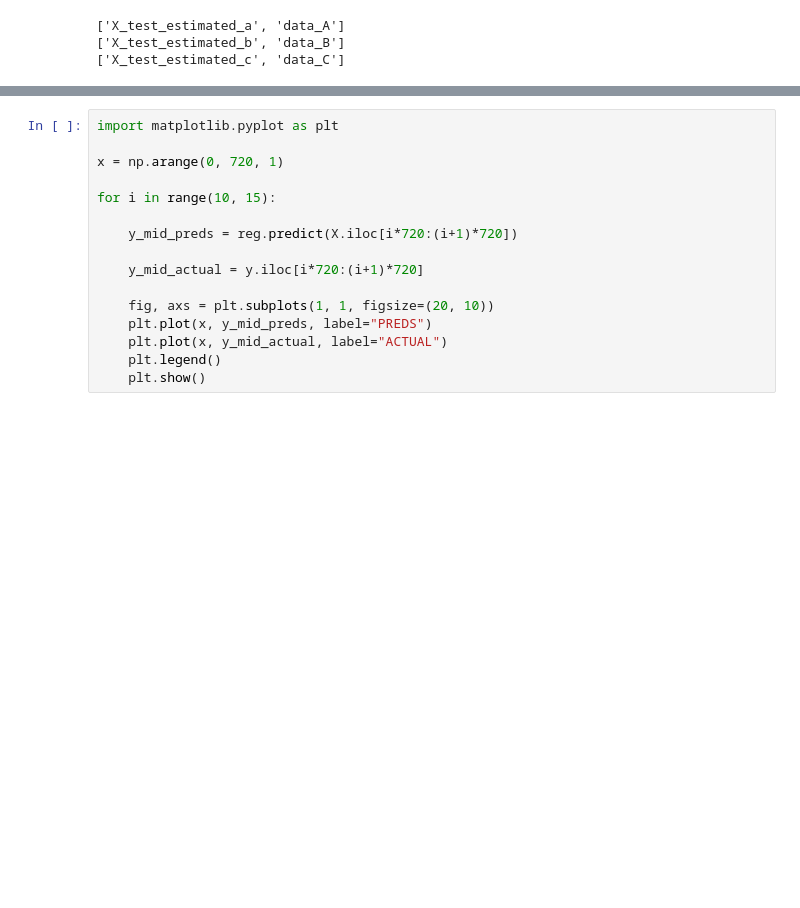
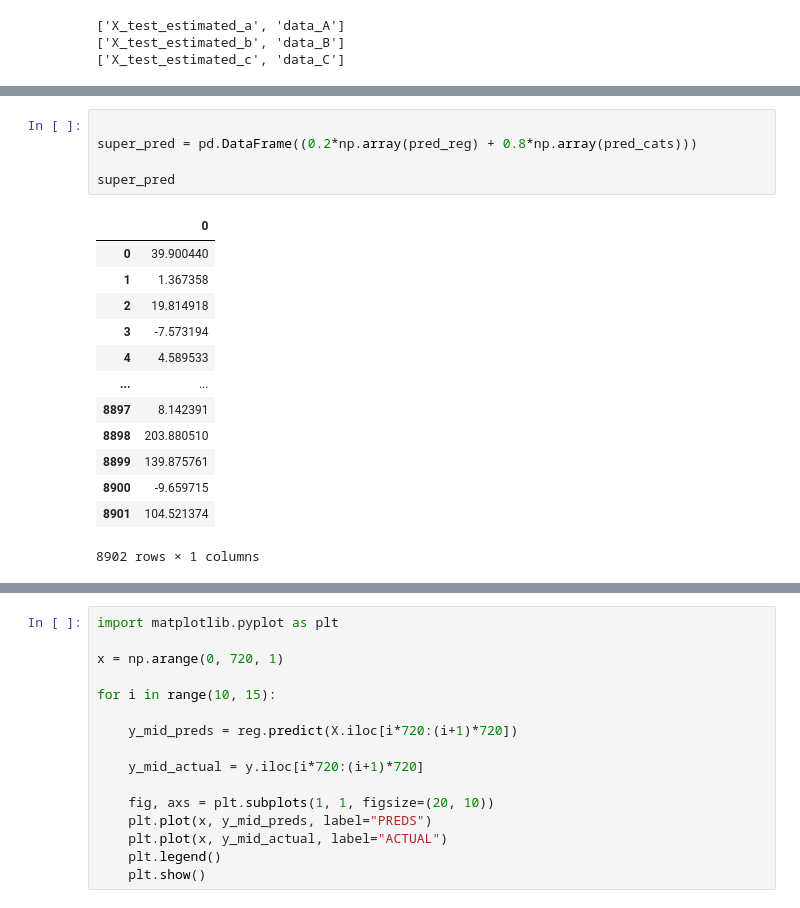
Before and after one commit to nasols/TDT4174-Machine-Learning, a Jupyter notebook: jonas_stacking.ipynb, the cells around one changed output, grey strips where cells are left out. Saved outputs shown, nothing was run; the diff lists cells and outputs as text; blank space fills up the shorter version.

```diff
--- a/jonas_stacking.ipynb
+++ b/jonas_stacking.ipynb
@@ -106,0 +176,19 @@ StackingRegressor(cv=10,
+# %%
+
+super_pred = pd.DataFrame((0.2*np.array(pred_reg) + 0.8*np.array(pred_cats)))
+
+super_pred
+# %% [output]
+|  | 0 |
+| 0 | 39.900440 |
+| 1 | 1.367358 |
+| 2 | 19.814918 |
+| 3 | -7.573194 |
+| 4 | 4.589533 |
+| ... | ... |
+| 8897 | 8.142391 |
+| 8898 | 203.880510 |
+| 8899 | 139.875761 |
+| 8900 | -9.659715 |
+| 8901 | 104.521374 |
+8902 rows × 1 columns
```
Also changed, not shown: parts of 12 cells of this notebook, 14 other files.
